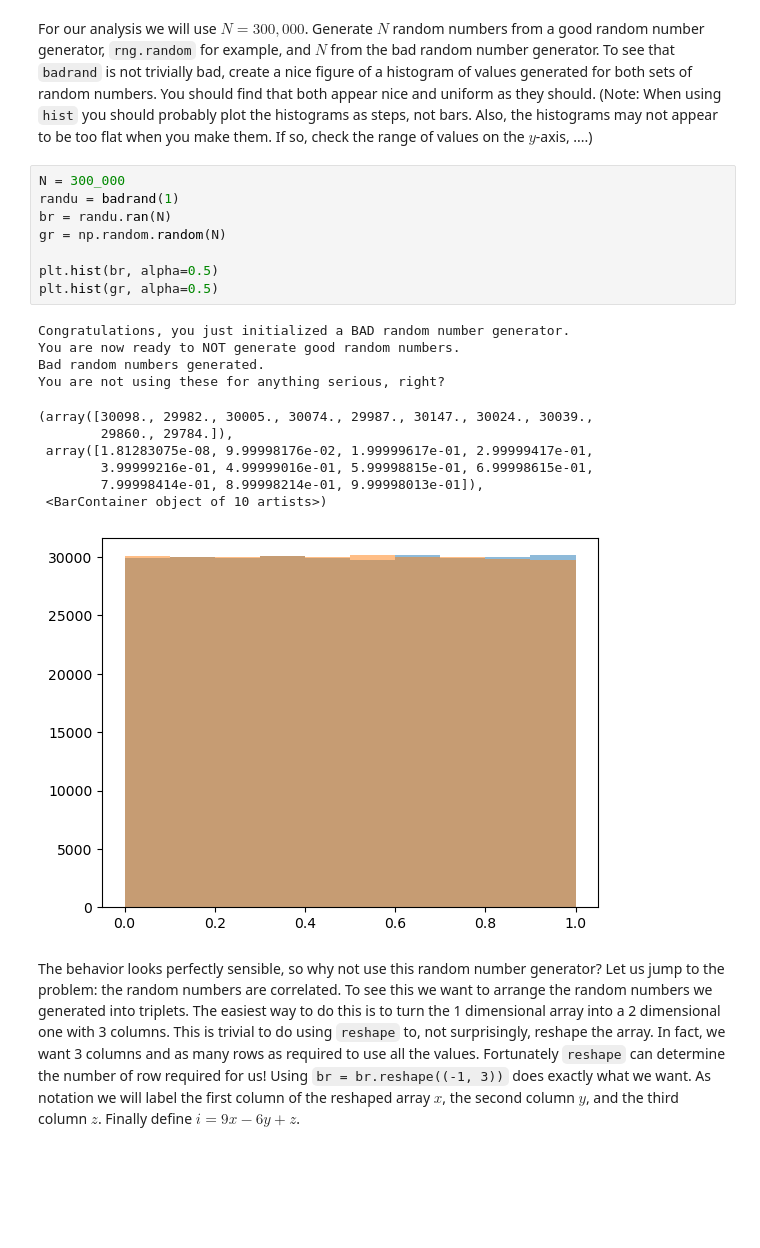
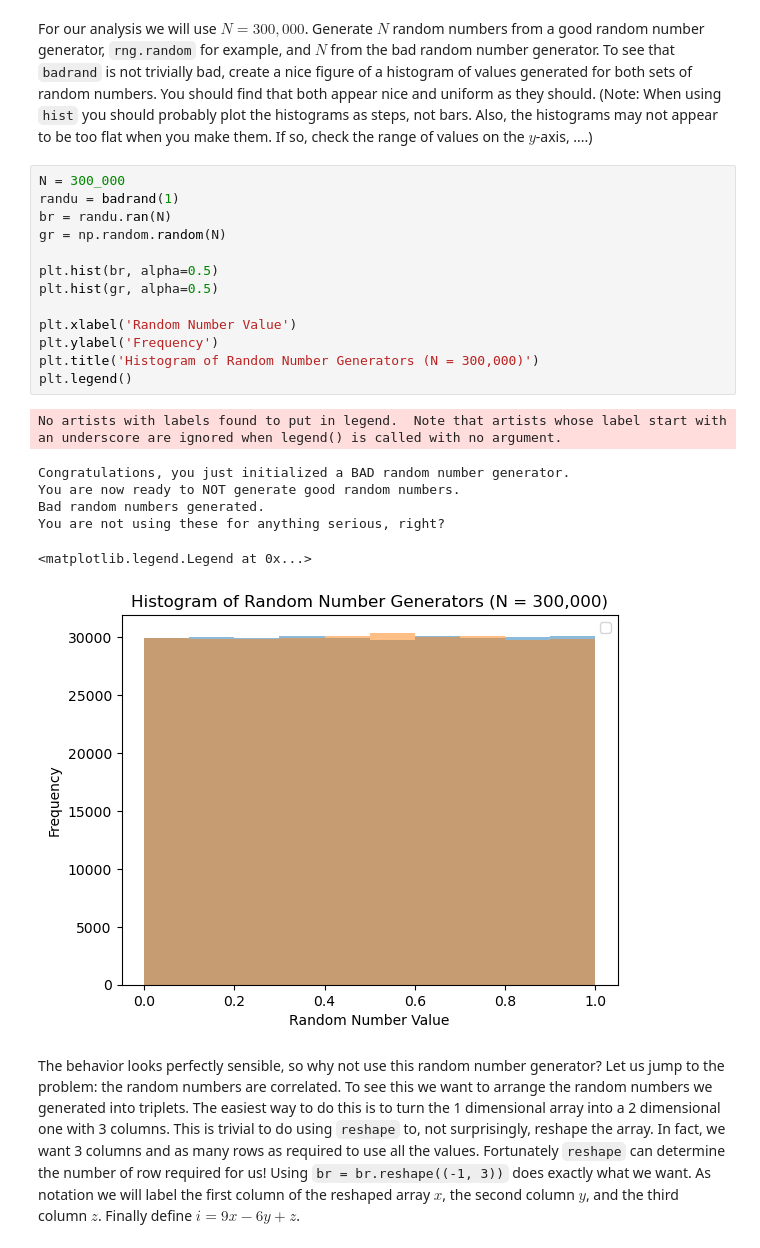
Before and after one commit to SerenaLynas/p250-spring-2026, a Jupyter notebook: labs/Lab11.ipynb, the cells around one changed output. Drawn from its saved outputs; the diff is of its cells as text; blank space fills up the shorter version.

```diff
--- a/labs/Lab11.ipynb
+++ b/labs/Lab11.ipynb
@@ -89,23 +89,24 @@ If so, check the range of values on the $y$-axis, ....)
 # %%
 N = 300_000
 randu = badrand(1)
 br = randu.ran(N)
 gr = np.random.random(N)
 
 plt.hist(br, alpha=0.5)
 plt.hist(gr, alpha=0.5)
+
+plt.xlabel('Random Number Value')
+plt.ylabel('Frequency')
+plt.title('Histogram of Random Number Generators (N = 300,000)')
+plt.legend()
 # %% [output]
-Congratulations, you just initialized a BAD random number generator.
-You are now ready to NOT generate good random numbers.
-Bad random numbers generated.
-You are not using these for anything serious, right?
+No artists with labels found to put in legend.  Note that artists whose label start with an underscore are ignored when legend() is called with no argument.
-(array([30098., 29982., 30005., 30074., 29987., 30147., 30024., 30039.,
-        29860., 29784.]),
- array([1.81283075e-08, 9.99998176e-02, 1.99999617e-01, 2.99999417e-01,
-        3.99999216e-01, 4.99999016e-01, 5.99998815e-01, 6.99998615e-01,
-        7.99998414e-01, 8.99998214e-01, 9.99998013e-01]),
- <BarContainer object of 10 artists>)
+Congratulations, you just initialized a BAD random number generator.
+You are now ready to NOT generate good random numbers.
+Bad random numbers generated.
+You are not using these for anything serious, right?
+<matplotlib.legend.Legend at 0x...>
-[figure, old version]
+[figure, new version]
 # %% [markdown]
 The behavior looks perfectly sensible, so why not use this random number generator?
 Let us jump to the problem: the random numbers are correlated.
```
Also changed, not shown: parts of 9 cells of this notebook.
